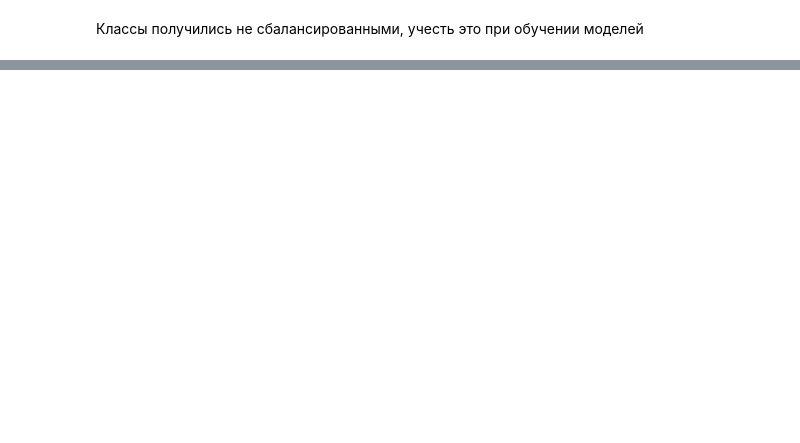
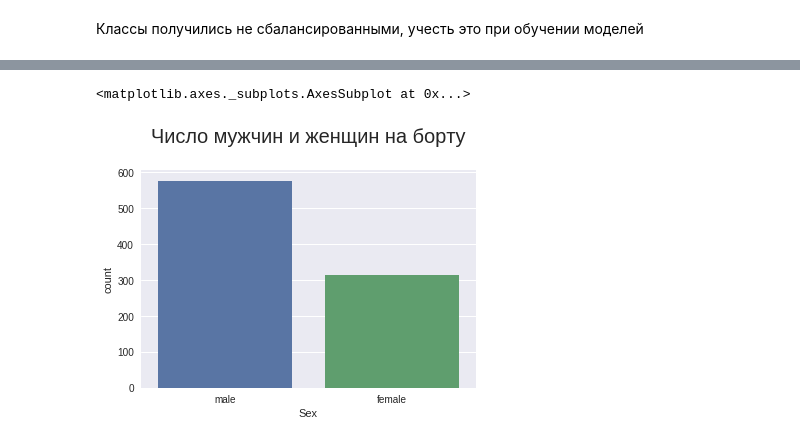
Before and after one commit to VokhmintcevKirill/ti-nic_competition2, a Jupyter notebook: Titanic_3.0.ipynb, the cells around one changed output, grey strips where cells are left out. Cells and saved outputs as stored; diff of their text form; code cells hidden in the pictures; blank space fills up the shorter version.

```diff
--- a/Titanic_3.0.ipynb
+++ b/Titanic_3.0.ipynb
@@ -57,0 +130,10 @@ sns.countplot(x='Survived', data = train)
+# %%
+sex_encoder  = LabelEncoder()
+train['Sex_enc'] = sex_encoder.fit_transform(train.Sex)
+test['Sex_enc'] = sex_encoder.transform(test.Sex)
+# %%
+plt.title(u'Число мужчин и женщин на борту', y =1.1, size = 20)
+sns.countplot(x='Sex', data = train)
+# %% [output]
+<matplotlib.axes._subplots.AxesSubplot at 0x...>
+[figure, added]
```
Also changed, not shown: parts of 36 cells of this notebook.
